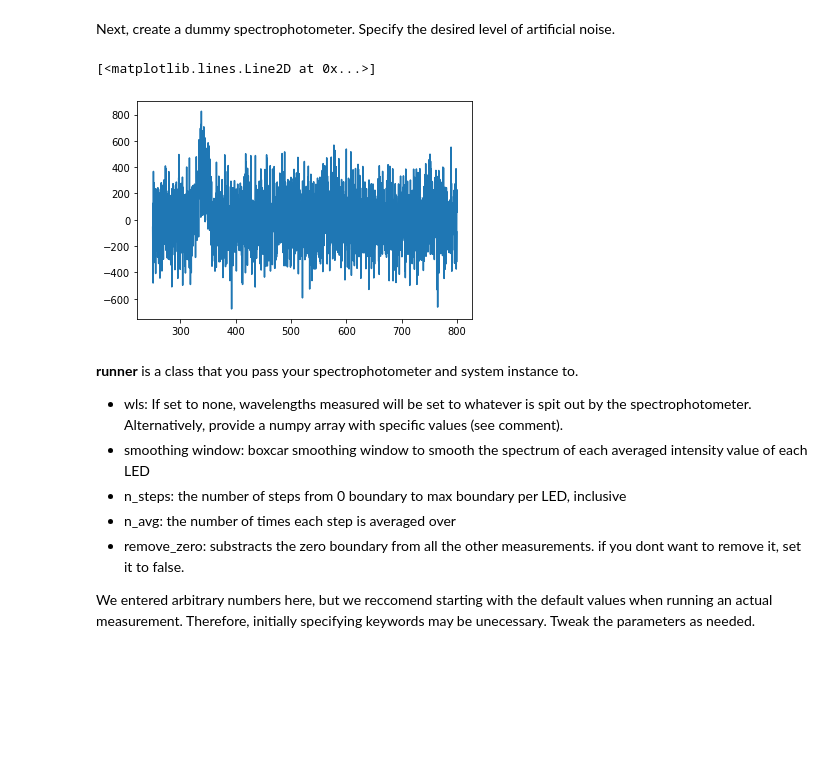
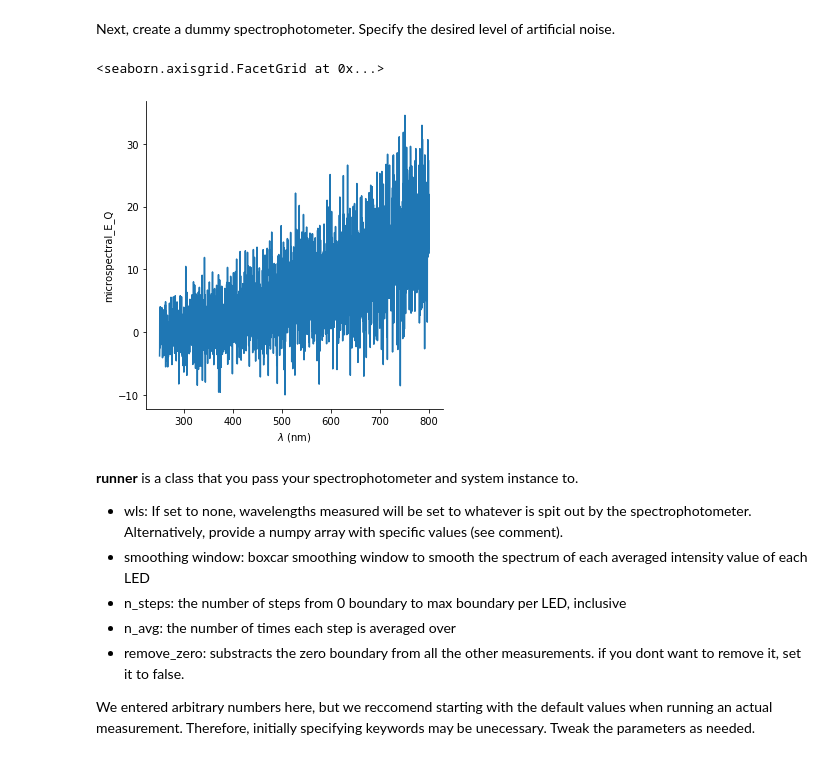
Before and after one commit to neuralsignal/dreye, a Jupyter notebook: tutorials/Running Dummy Measurements.ipynb, the cells around one changed output. Saved outputs shown, nothing was run; the diff lists cells and outputs as text; code cells hidden in the pictures; blank space fills up the shorter version.

```diff
--- a/tutorials/Running Dummy Measurements.ipynb
+++ b/tutorials/Running Dummy Measurements.ipynb
@@ -71,13 +71,15 @@ spec = dummy_spectrometer.DummySpectrometer(
     wls,
     dummy_leds,
     system,
-    noise_scale=0.5,
+    noise_scale=10,
+    background=np.linspace(0, 5, wls.size)
 )
-# %%
-plt.plot(wls, spec.intensities)
-# %% [output]
-[<matplotlib.lines.Line2D at 0x...>]
-[figure, removed]
+# %%
+# background
+spec.perform_measurement(20).plot()
+# %% [output]
+<seaborn.axisgrid.FacetGrid at 0x...>
+[figure, added]
 # %% [markdown]
 **runner** is a class that you pass your spectrophotometer and system instance to.
  - wls: If set to none, wavelengths measured will be set to whatever is spit out by the spectrophotometer. Alternatively, provide a numpy array with specific values (see comment).
```
Also changed, not shown: parts of 5 cells of this notebook, 4 other files.
